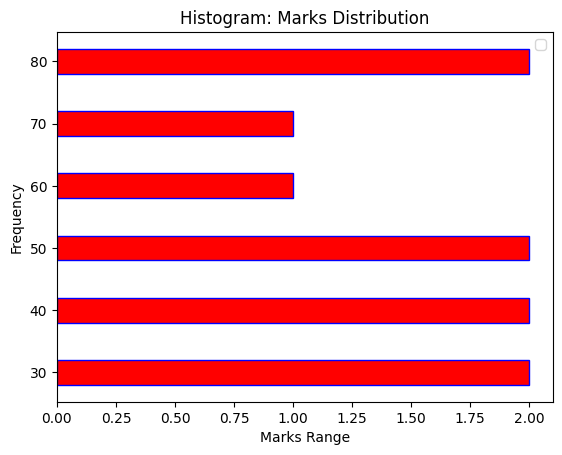
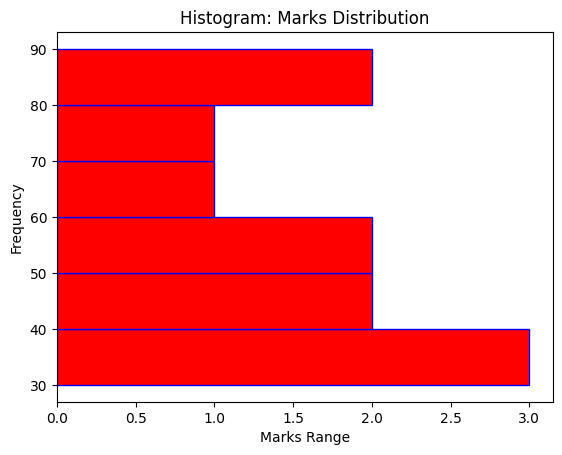
The change to this notebook cell's code, shown as a diff; its figure went from the first image to the second:
--- before
+++ after
@@ -2,19 +2,20 @@
 
 # Data
-marks = [30, 35, 40, 45, 50, 55, 60, 70, 80, 90]
+marks = [30, 35,39, 40, 45, 50, 55, 60, 70, 80, 90]
 bin=[30,40,50,60,70,80,90]
 
 # Histogram
 # plt.hist(marks, bins=bin,color="r",histtype="step")
-# plt.hist(marks, bins=bin,color="r",histtype="barstacked",edgecolor="b")
-plt.hist(marks, bins=bin,color="r",histtype="barstacked",edgecolor="b",orientation="horizontal",rwidth=.4,align="left")
+plt.hist(marks, bins=bin,color="r",histtype="barstacked",edgecolor="b",orientation="horizontal",rwidth=.4)
+# plt.hist(marks, bins=bin,color="r",histtype="barstacked",edgecolor="b",orientation="horizontal",rwidth=.4,align="left")
 # plt.hist(marks, bins=bin,color="r",histtype="barstacked",edgecolor="b",orientation="horizontal",rwidth=.8,align="left",log=True)
 # plt.hist(marks, bins=bin,color="r",histtype="barstacked",edgecolor="b",orientation="horizontal")
 # plt.hist(marks, bins=bin,color="r",histtype="barstacked",edgecolor="b",label="Marks")
 
-# plt.hist(marks, bins=bin,color="r",histtype="barstacked",edgecolor="b",label="Marks")
+# plt.hist(marks, bins=bin,color="r",histtype="step",edgecolor="b",label="Marks")
+
 plt.xlabel("Marks Range")
-plt.ylabel("Frequency") 
-plt.legend()
+plt.ylabel("Frequency")
+# plt.legend()
 
 # plt.axvline(55,color="y")

Commit: MySQL Started and create and read